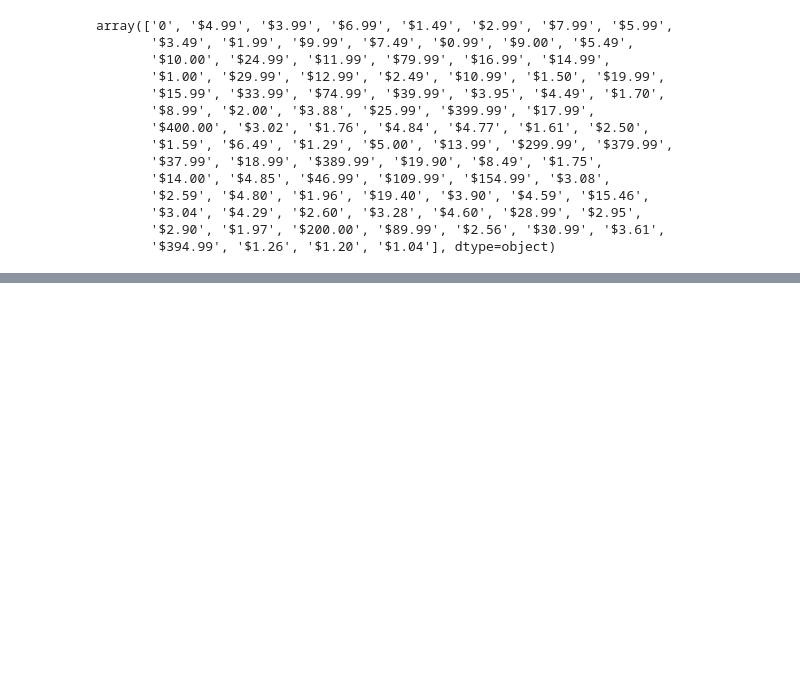
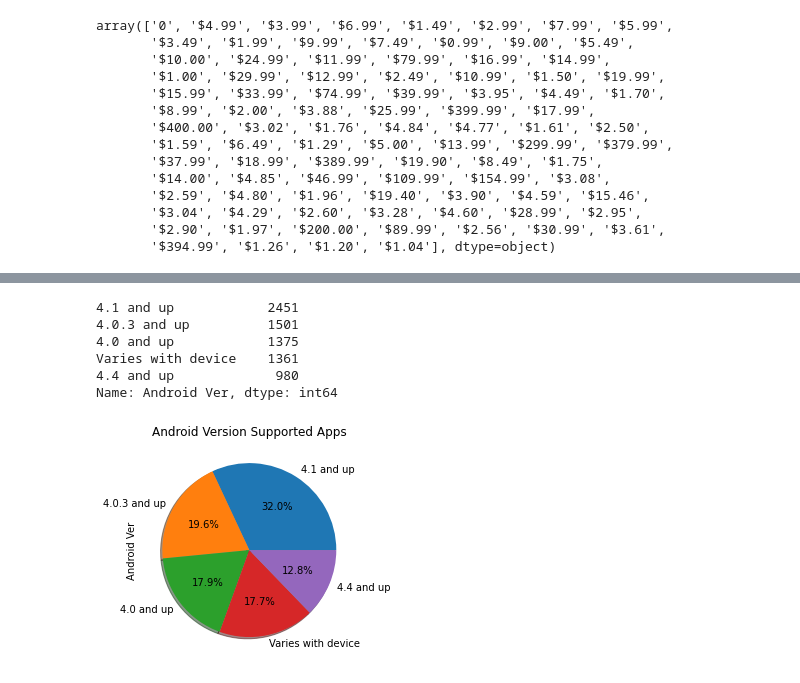
Before and after one commit to Sarthak016/Playstore_dd, a Jupyter notebook: playstore_update.ipynb, the cells around one changed output, grey strips where cells are left out. Cells and saved outputs as stored; diff of their text form; code cells hidden in the pictures; blank space fills up the shorter version.

```diff
--- a/playstore_update.ipynb
+++ b/playstore_update.ipynb
@@ -226,3 +256,19 @@ plt2 = sns.jointplot(x = paid_apps['Price'], y = paid_apps['Rating'])
+# %%
+count_AndroidVer=pd.value_counts(playstore["Android Ver"], sort=True).head(5)
+count_AndroidVer
+# %% [output]
+4.1 and up            2451
+4.0.3 and up          1501
+4.0 and up            1375
+Varies with device    1361
+4.4 and up             980
+Name: Android Ver, dtype: int64
+# %%
+count_AndroidVer.plot(kind = 'pie',  autopct='%1.1f%%', shadow=True, )
+plt.title('Android Version Supported Apps',)
+plt.show()
+# %% [output]
+[figure, added]
 # %%
 #popular categories vs price relation
 fig, ax = plt.subplots()
```
Also changed, not shown: parts of 11 cells of this notebook.
